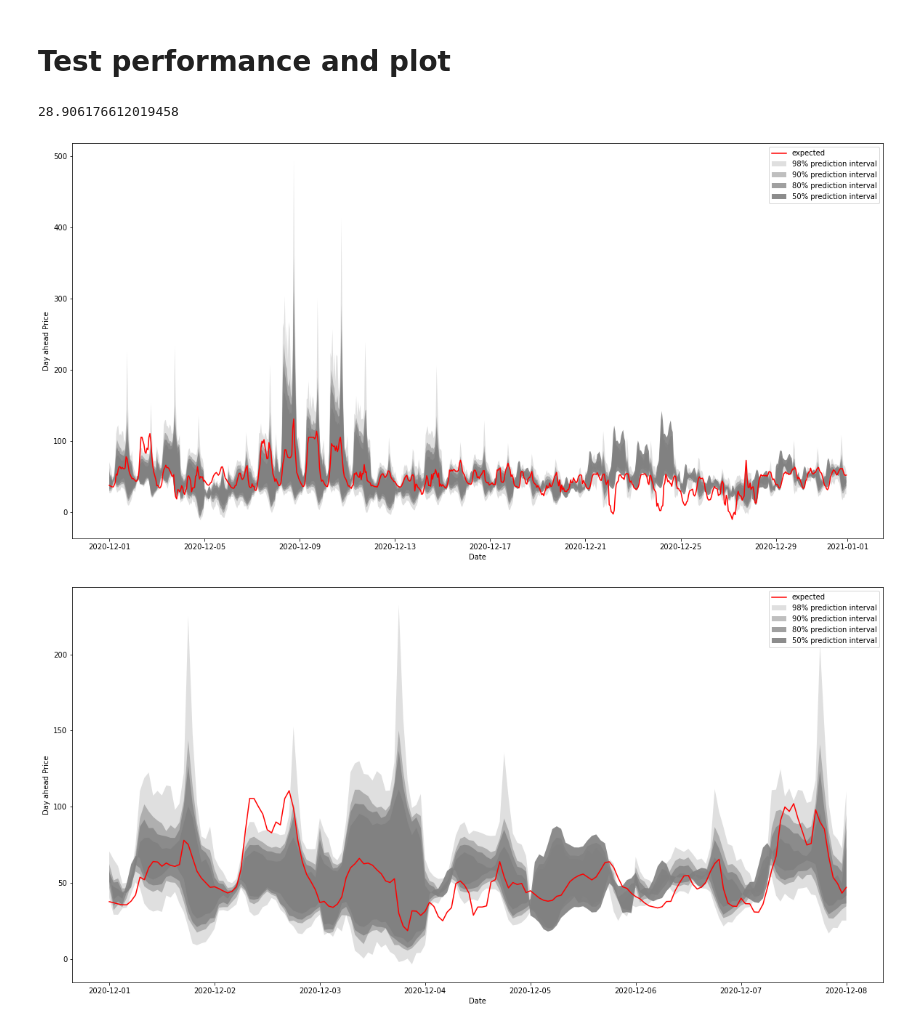
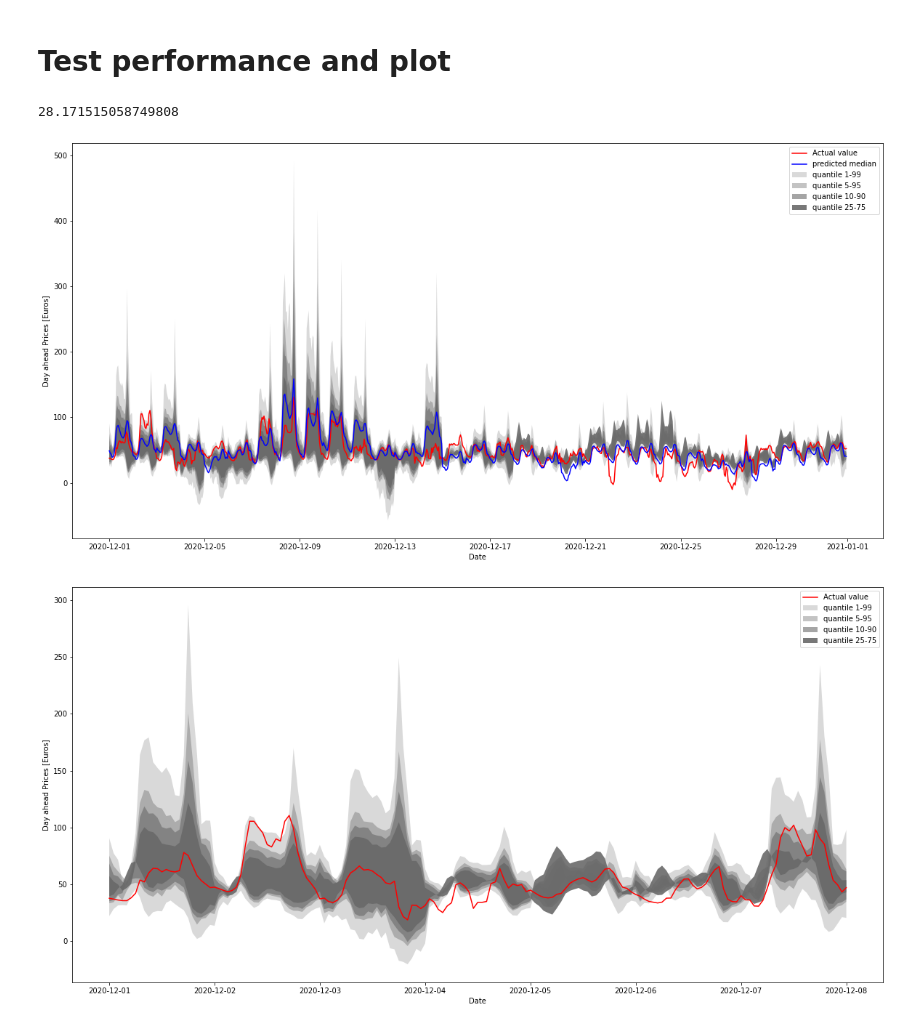
Before and after one commit to ShoCremers/DL_project, a Jupyter notebook: BLSTM_experiment.ipynb, the cells around one changed output. Cells and saved outputs as stored; diff of their text form; code cells hidden in the pictures.

Commit message:
updated results after cyclic features

```diff
--- a/BLSTM_experiment.ipynb
+++ b/BLSTM_experiment.ipynb
@@ -277,7 +274,7 @@ class BLSTM(nn.Module):
 # %%
 # hyperparameters to set
 seq_lengths = [12, 24, 36, 48, 72]
-dfs = [ df1]
+dfs = [df1,df2,df3,df0]
 hidden_dim_ = [4, 8, 16, 32, 64, 128] # no. of dimension in hidden layer
 num_layers_ = [1, 2, 3, 4] # no of hidden layers
 
@@ -435,10 +422,10 @@ print(result)
 # %%
 # New hyperparameters
 
-seq = 12
+seq = 72
 df = df1
-hidden_dim = 16 # no. of dimension in hidden layer
-num_layers = 2 # no of hidden layers
+hidden_dim = 32 # no. of dimension in hidden layer
+num_layers = 3 # no of hidden layers
 
 
 # predetermined parameters
@@ -446,7 +433,7 @@ output_dim = 24
 num_epochs = 500
 batch_size = 64
 quantiles = [.01,0.05, 0.10,0.25, .5, 0.75, 0.90, 0.95, .99]
-patience = 20 # for early stopping
+patience = 10 # for early stopping
 # %%
 train_x, train_y, val_x, val_y, test_x, test_y = create_torch_dataset(df, seq)
 print(train_x.shape)
@@ -570,35 +557,37 @@ y_test_price = torch.from_numpy(test_df['Day-ahead Price [EUR/MWh]'].values.resh
 # quantile loss in term of dayahead price (not normalize or standardize)
 torch.mean(torch.sum(criterion.loss(preds_test, y_test_price), dim=2)).item()
 # %% [output]
-28.906176612019458
+28.171515058749808
 # %%
 # plot whole data
 
 fig = plt.figure(figsize=(20,10))
-plt.plot(test_df.index, test_df['Day-ahead Price [EUR/MWh]'].values, 'r', label='expected')
+plt.plot(test_df.index, test_df['Day-ahead Price [EUR/MWh]'].values, 'r', label='Actual value')
+plt.plot(test_df.index, test_df['4'].values.flatten(), 'b', label='predicted median')
 
 plt.fill(np.concatenate([test_df.index, test_df.index[::-1]]),
          np.concatenate([test_df['8'].values.flatten(), test_df['0'].values.flatten()]),
-         alpha=.25, fc='grey', ec='None', label='98% prediction interval')
+         alpha=.25, fc='dimgray', ec='None', label='quantile 1-99')
 
 plt.fill(np.concatenate([test_df.index, test_df.index[::-1]]),
          np.concatenate([test_df['7'].values.flatten(), test_df['1'].values.flatten()]),
-         alpha=.5, fc='grey', ec='None', label='90% prediction interval')
+         alpha=.4, fc='dimgray', ec='None', label='quantile 5-95')
 
 plt.fill(np.concatenate([test_df.index, test_df.index[::-1]]),
          np.concatenate([test_df['6'].values.flatten(), test_df['2'].values.flatten()]),
-         alpha=.75, fc='grey', ec='None', label='80% prediction interval')
+         alpha=.6, fc='dimgray', ec='None', label='quantile 10-90')
 
 plt.fill(np.concatenate([test_df.index, test_df.index[::-1]]),
          np.concatenate([test_df['5'].values.flatten(), test_df['3'].values.flatten()]),
-         alpha=0.9, fc='grey', ec='None', label='50% prediction interval')
+         alpha=0.9, fc='dimgray', ec='None', label='quantile 25-75')
 
 plt.xlabel('Date')
-plt.ylabel('Day ahead Price')
+plt.ylabel('Day ahead Prices [Euros]')
 plt.legend(loc='upper right')
+plt.savefig('30day_tuned_result.png')
 plt.show()
 # %% [output]
-[figure, old version]
+[figure, new version]
 # %%
 # plot first 7 days
 
@@ -606,27 +595,29 @@ part_df = test_df[dt.datetime(2020, 12, 1, 0, 0):dt.datetime(2020, 12, 8, 0, 0)]
 part_df
 
 fig = plt.figure(figsize=(20,10))
-plt.plot(part_df.index, part_df['Day-ahead Price [EUR/MWh]'].values, 'r', label='expected')
+plt.plot(part_df.index, part_df['Day-ahead Price [EUR/MWh]'].values, 'r', label='Actual value')
+# plt.plot(part_df.index, part_df['4'].values.flatten(), 'b', label='predicted median')
 
 plt.fill(np.concatenate([part_df.index, part_df.index[::-1]]),
          np.concatenate([part_df['8'].values.flatten(), part_df['0'].values.flatten()]),
-         alpha=.25, fc='grey', ec='None', label='98% prediction interval')
+         alpha=.25, fc='dimgray', ec='None', label='quantile 1-99')
 
 plt.fill(np.concatenate([part_df.index, part_df.index[::-1]]),
          np.concatenate([part_df['7'].values.flatten(), part_df['1'].values.flatten()]),
-         alpha=.5, fc='grey', ec='None', label='90% prediction interval')
+         alpha=.4, fc='dimgray', ec='None', label='quantile 5-95')
 
 plt.fill(np.concatenate([part_df.index, part_df.index[::-1]]),
          np.concatenate([part_df['6'].values.flatten(), part_df['2'].values.flatten()]),
-         alpha=.75, fc='grey', ec='None', label='80% prediction interval')
+         alpha=.6, fc='dimgray', ec='None', label='quantile 10-90')
 
 plt.fill(np.concatenate([part_df.index, part_df.index[::-1]]),
          np.concatenate([part_df['5'].values.flatten(), part_df['3'].values.flatten()]),
-         alpha=0.9, fc='grey', ec='None', label='50% prediction interval')
+         alpha=0.9, fc='dimgray', ec='None', label='quantile 25-75')
 
 plt.xlabel('Date')
-plt.ylabel('Day ahead Price')
+plt.ylabel('Day ahead Prices [Euros]')
 plt.legend(loc='upper right')
+plt.savefig('7day_tuned_result.png')
 plt.show()
 # %% [output]
-[figure, old version]
+[figure, new version]
```
Also changed, not shown: parts of 6 cells of this notebook, 4 other files.
